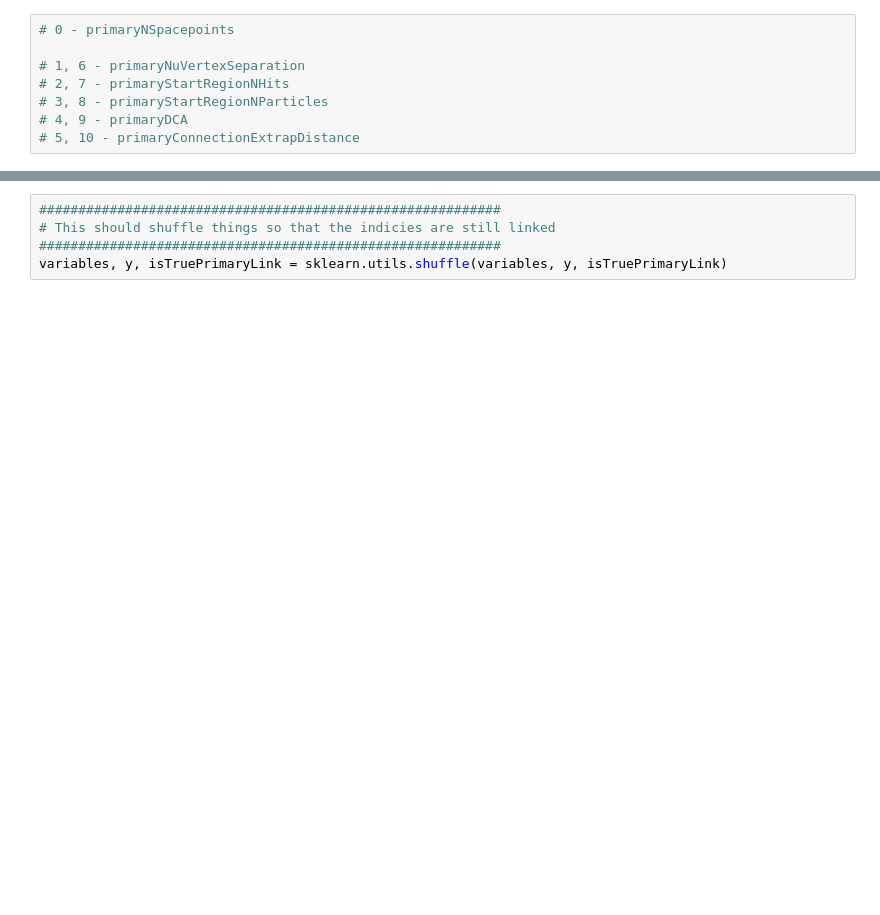
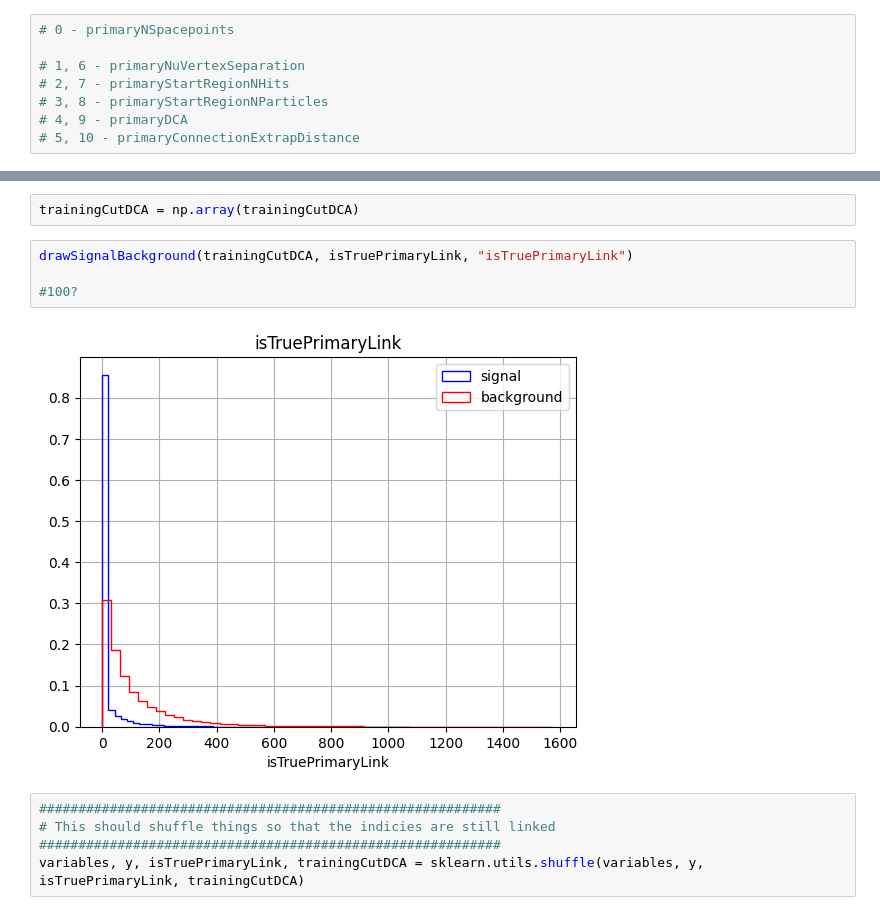
Before and after one commit to imawby/Hierarchy_GNN, a Jupyter notebook: WritePrimaryTierFile.ipynb, the cells around one changed output, grey strips where cells are left out. Drawn from its saved outputs; the diff is of its cells as text; blank space fills up the shorter version.

```diff
--- a/WritePrimaryTierFile.ipynb
+++ b/WritePrimaryTierFile.ipynb
@@ -143,8 +161,16 @@ else :
+# %%
+trainingCutDCA = np.array(trainingCutDCA)
+# %%
+drawSignalBackground(trainingCutDCA, isTruePrimaryLink, "isTruePrimaryLink")
+
+#100?
+# %% [output]
+[figure, added]
 # %%
 ###########################################################
 # This should shuffle things so that the indicies are still linked
 ###########################################################
-variables, y, isTruePrimaryLink = sklearn.utils.shuffle(variables, y, isTruePrimaryLink)
+variables, y, isTruePrimaryLink, trainingCutDCA = sklearn.utils.shuffle(variables, y, isTruePrimaryLink, trainingCutDCA)
 # %%
 ###########################################################
 # Write file
```
Also changed, not shown: parts of 6 cells of this notebook, 20 other files.
